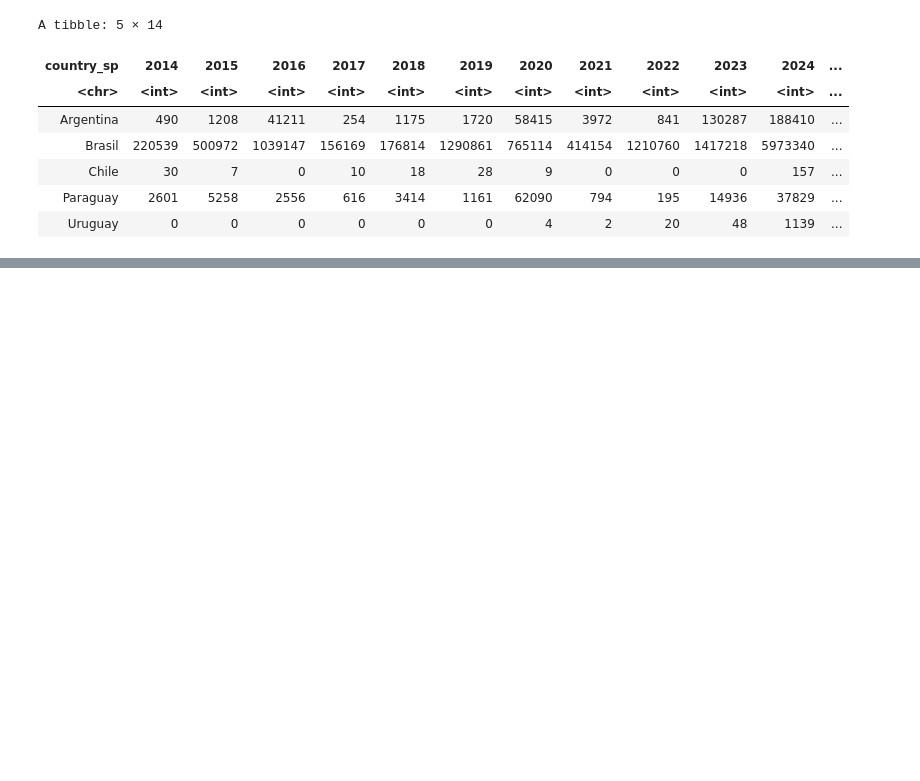
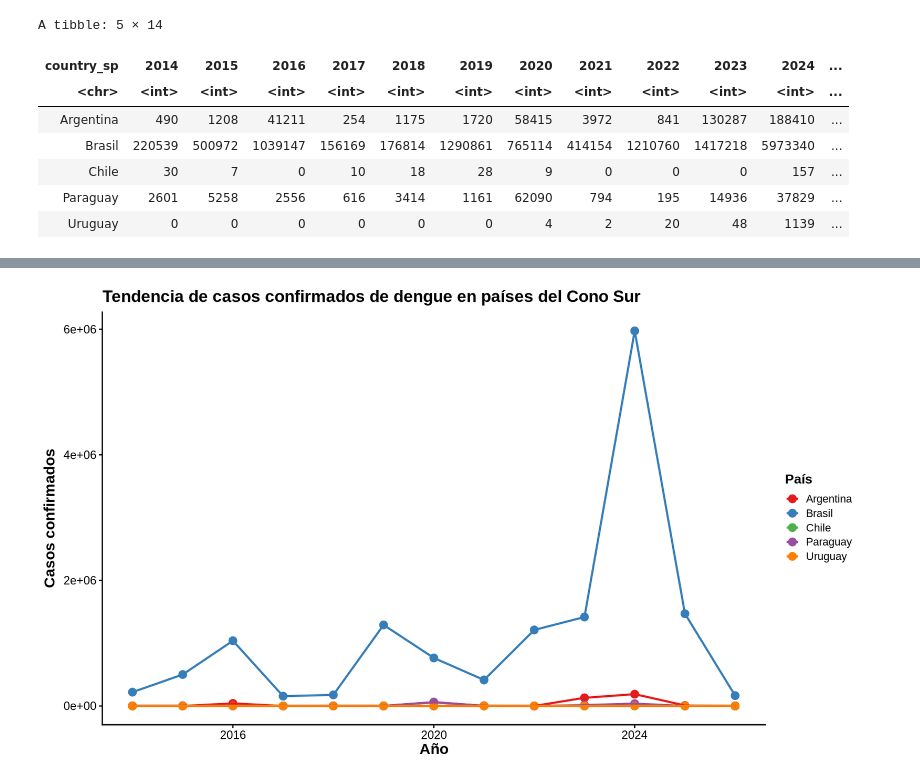
Before and after one commit to Merenguimona/act2_Adatos, a Jupyter notebook: NOTEBOOKS/EDA_DENGUE_AM.ipynb, the cells around one changed output, grey strips where cells are left out. Cells and saved outputs as stored; diff of their text form; code cells hidden in the pictures; blank space fills up the shorter version.

```diff
--- a/NOTEBOOKS/EDA_DENGUE_AM.ipynb
+++ b/NOTEBOOKS/EDA_DENGUE_AM.ipynb
@@ -425,3 +423,17 @@ A tibble: 5 × 14
 | Chile | 30 | 7 | 0 | 10 | 18 | 28 | 9 | 0 | 0 | 0 | 157 | ... |
 | Paraguay | 2601 | 5258 | 2556 | 616 | 3414 | 1161 | 62090 | 794 | 195 | 14936 | 37829 | ... |
 | Uruguay | 0 | 0 | 0 | 0 | 0 | 0 | 4 | 2 | 20 | 48 | 1139 | ... |
+# %%
+casos_cono_sur_anio <- dengue_data %>%
+  filter(
+    id == 4,
+    tipo_registro == "País / territorio"
+  ) %>%
+  group_by(country_sp, year) %>%
+  summarise(
+    confirmed = sum(confirmed, na.rm = TRUE),
+    .groups = "drop"
+  ) %>%
+  arrange(country_sp, year)
+
+casos_cono_sur_anio
@@ -427,0 +460,24 @@ A tibble: 5 × 14
+# %%
+# Gráfico de dispersión de Cono Sur
+
+ggplot(casos_cono_sur_anio,
+       aes(x = year, y = confirmed, color = country_sp, group = country_sp)) +
+  geom_point(size = 4) +
+  geom_line(linewidth = 1.2) +
+  labs(
+    title = "Tendencia de casos confirmados de dengue en países del Cono Sur",
+    x = "Año",
+    y = "Casos confirmados",
+    color = "País"
+  ) +
+  scale_color_brewer(palette = "Set1") +
+  theme_classic(base_size = 16) +
+  theme(
+    plot.title = element_text(size = 20, face = "bold"),
+    axis.title = element_text(size = 18, face = "bold"),
+    axis.text = element_text(size = 14),
+    legend.title = element_text(size = 16, face = "bold"),
+    legend.text = element_text(size = 13)
+  )
+# %% [output]
+[figure, added]
```
Also changed, not shown: parts of 3 cells of this notebook.
